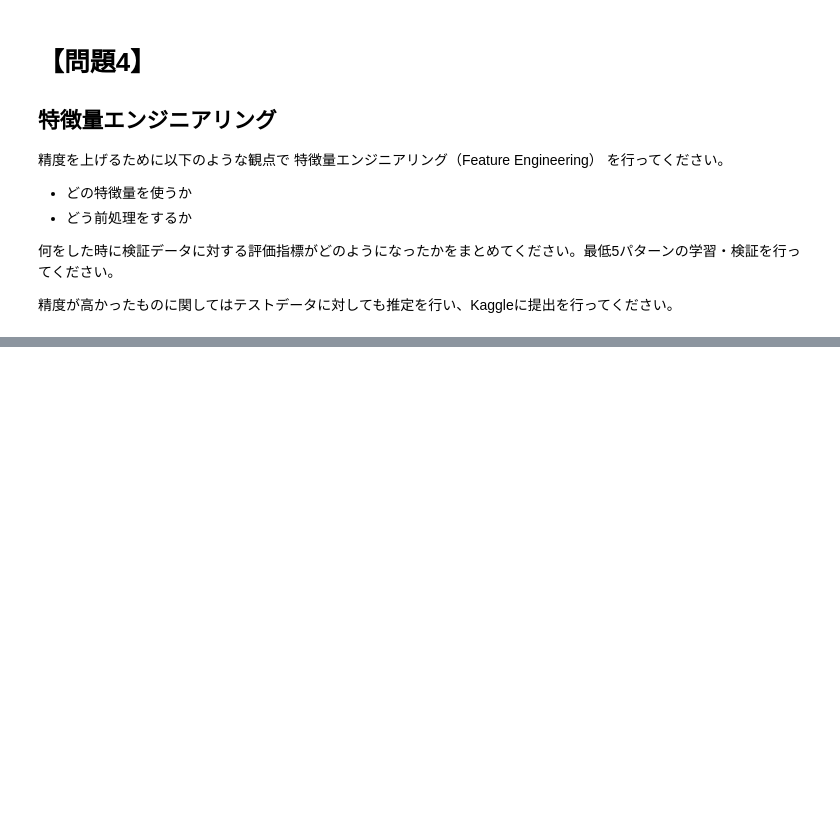
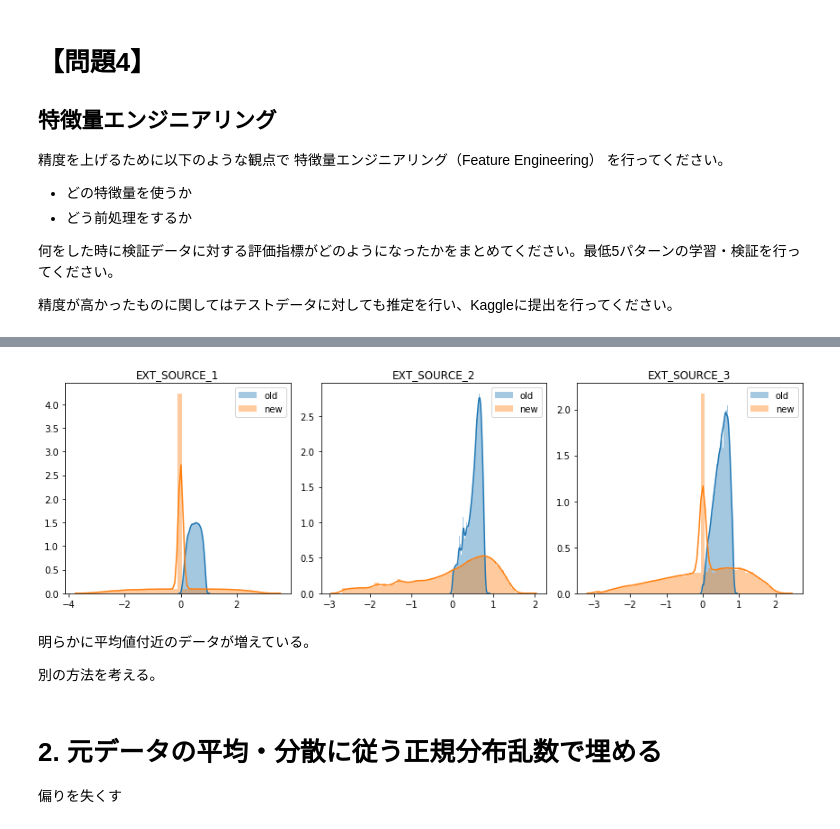
Before and after one commit to taiki-nakaso/diveintocode-ml, a Jupyter notebook: src/week4/week4-session1.ipynb, the cells around one changed output, grey strips where cells are left out. Saved outputs shown, nothing was run; the diff lists cells and outputs as text; code cells hidden in the pictures; blank space fills up the shorter version.

```diff
--- a/src/week4/week4-session1.ipynb
+++ b/src/week4/week4-session1.ipynb
@@ -238,0 +262,12 @@ memory usage: 761.8 KB
+# %%
+# 欠損値の平均値穴埋め
+from sklearn.impute import SimpleImputer
+imp = SimpleImputer()
+
+imp.fit(X_train)
+X_train_filled = imp.transform(X_train)
+
+print(X_train)
+print(np.count_nonzero(np.isnan(X_train), axis=0))
+print(X_train_filled)
+print(np.count_nonzero(np.isnan(X_train_filled), axis=0))
@@ -238,0 +291,10 @@ memory usage: 761.8 KB
+# %%
+# 標準化
+scaler = StandardScaler()
+scaler.fit(X_train_filled)
+X_train_new = scaler.transform(X_train_filled)
+
+print(X_train_filled)
+print(np.mean(X_train_filled, axis=0), np.var(X_train_filled, axis=0))
+print(X_train_new)
+print(np.mean(X_train_new, axis=0), np.var(X_train_new, axis=0))
@@ -238,0 +318,6 @@ memory usage: 761.8 KB
+# %%
+# ランダムフォレストで学習・予測
+rforest = RandomForestClassifier()
+rforest.fit(X_train_new, y_train)
+y_train_pred = rforest.predict_proba(X_train_new)
+print(y_train_pred)
@@ -238,0 +379,23 @@ memory usage: 761.8 KB
+# %%
+%matplotlib inline
+fig = plt.figure(figsize=(12, 4))
+
+col_list = ['EXT_SOURCE_1', 'EXT_SOURCE_2', 'EXT_SOURCE_3']
+for i, col in enumerate(col_list):
+    ax = fig.add_subplot(1, 3, i+1)
+    ax = sns.distplot(X_train[:, i], label="old")
+    ax = sns.distplot(X_train_new[:, i], label="new")
+    ax.set_title(col)
+    ax.legend()
+
+plt.tight_layout()
+plt.show()
+# %% [output]
+[figure, added]
+# %% [markdown]
+明らかに平均値付近のデータが増えている。
+
+別の方法を考える。
+# %% [markdown]
+# 2. 元データの平均・分散に従う正規分布乱数で埋める
+偏りを失くす
```
Also changed, not shown: parts of 31 cells of this notebook, 3 other files.
